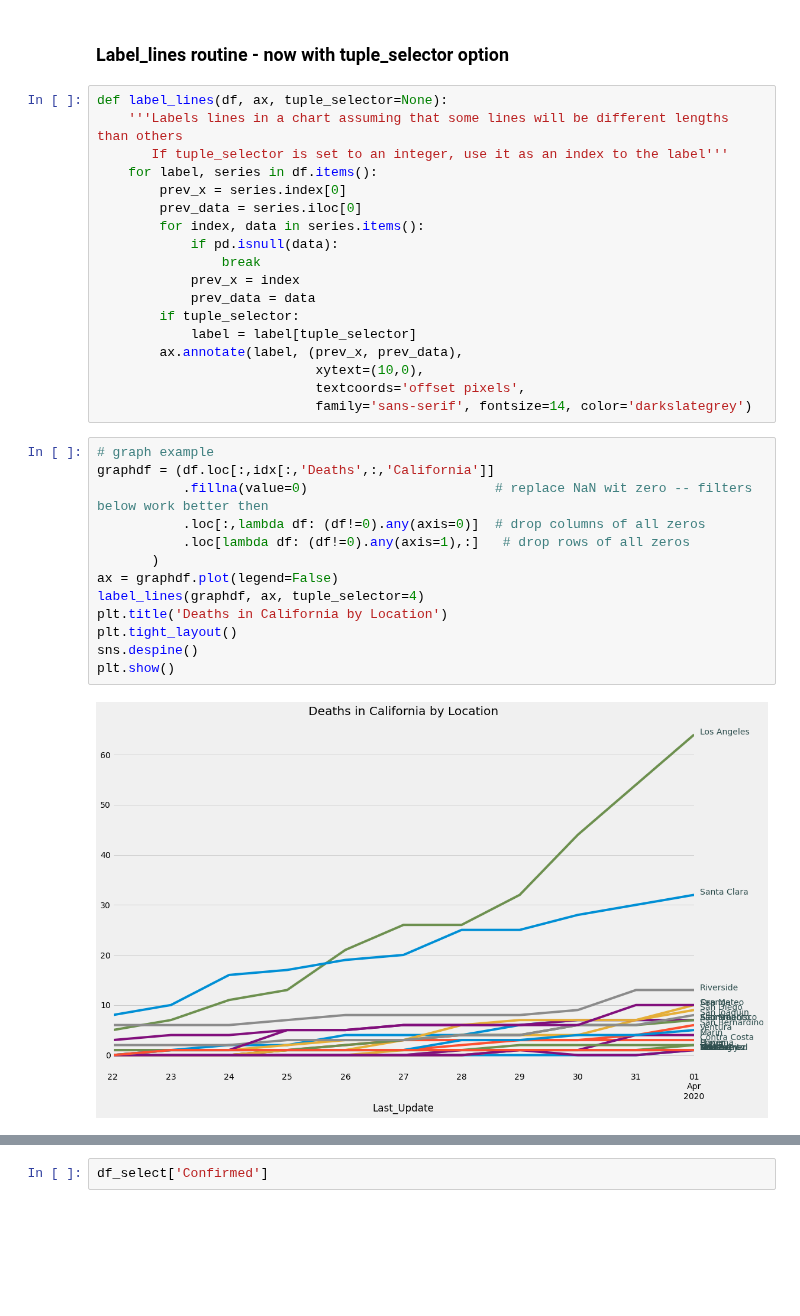
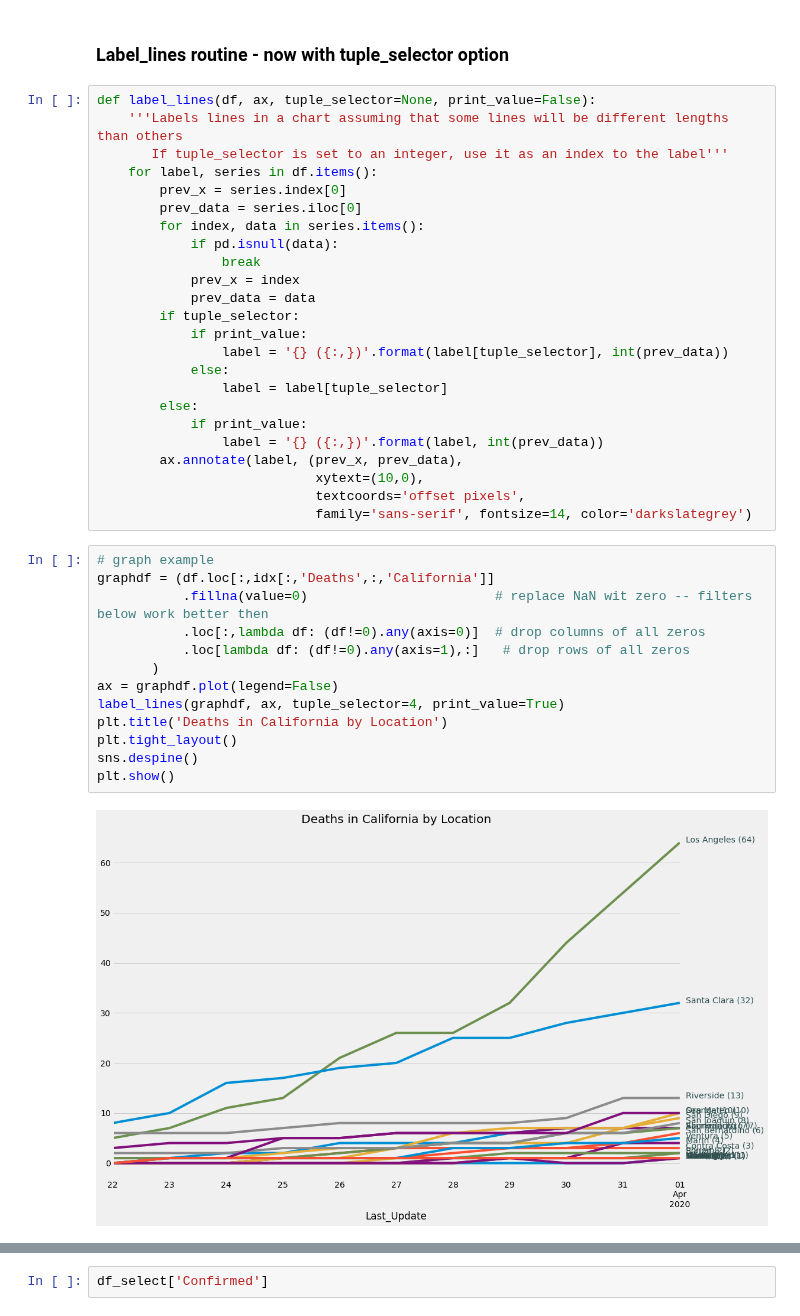
Before and after one commit to dyoung418/COVID-19, a Jupyter notebook: dailies_goodfile.ipynb, the cells around one changed output, grey strips where cells are left out. Saved outputs shown, nothing was run; the diff lists cells and outputs as text; blank space fills up the shorter version.

```diff
--- a/dailies_goodfile.ipynb
+++ b/dailies_goodfile.ipynb
@@ -377,7 +377,7 @@ df.loc[:,idx[Any,Any,Any,Any,'Santa Clara']]
 # %% [markdown]
 ### Label_lines routine - now with tuple_selector option
 # %%
-def label_lines(df, ax, tuple_selector=None):
+def label_lines(df, ax, tuple_selector=None, print_value=False):
     '''Labels lines in a chart assuming that some lines will be different lengths than others
        If tuple_selector is set to an integer, use it as an index to the label'''
     for label, series in df.items():
@@ -389,7 +389,13 @@ def label_lines(df, ax, tuple_selector=None):
             prev_x = index
             prev_data = data
         if tuple_selector:
-            label = label[tuple_selector]
+            if print_value:
+                label = '{} ({:,})'.format(label[tuple_selector], int(prev_data))
+            else:
+                label = label[tuple_selector]
+        else:
+            if print_value:
+                label = '{} ({:,})'.format(label, int(prev_data))
         ax.annotate(label, (prev_x, prev_data),
                             xytext=(10,0),
                             textcoords='offset pixels',
@@ -397,15 +403,15 @@ def label_lines(df, ax, tuple_selector=None):
 # %%
 # graph example
 graphdf = (df.loc[:,idx[:,'Deaths',:,'California']]
            .fillna(value=0)                        # replace NaN wit zero -- filters below work better then
            .loc[:,lambda df: (df!=0).any(axis=0)]  # drop columns of all zeros
            .loc[lambda df: (df!=0).any(axis=1),:]   # drop rows of all zeros
        )
 ax = graphdf.plot(legend=False)
-label_lines(graphdf, ax, tuple_selector=4)
+label_lines(graphdf, ax, tuple_selector=4, print_value=True)
 plt.title('Deaths in California by Location')
 plt.tight_layout()
 sns.despine()
 plt.show()
 # %% [output]
-[figure, old version]
+[figure, new version]
```
Also changed, not shown: parts of 5 cells of this notebook, 1 other file.
